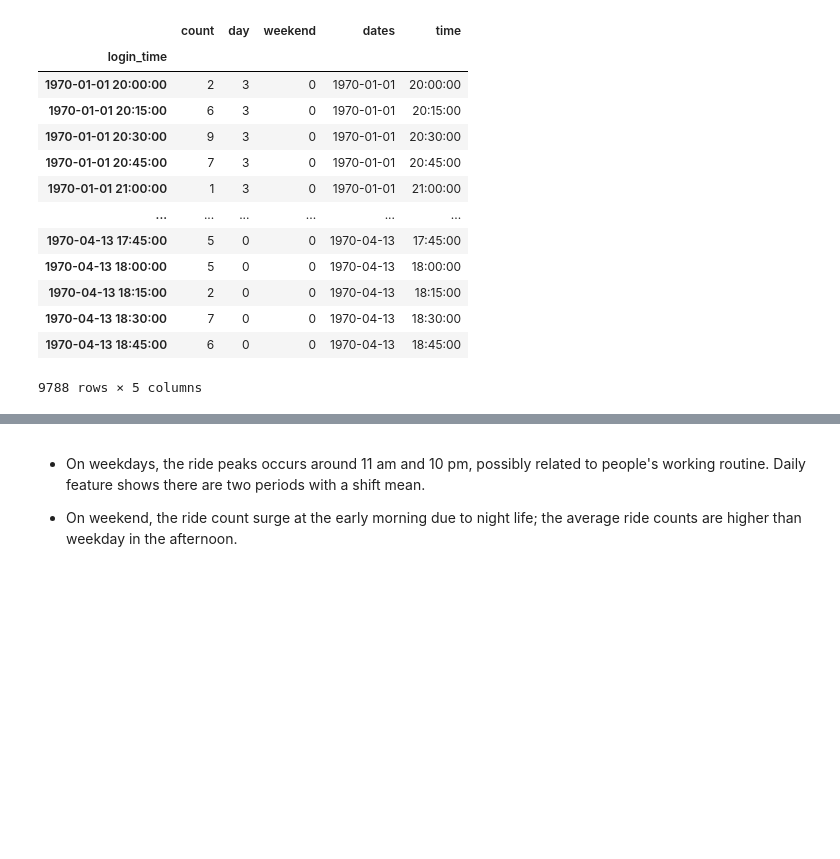
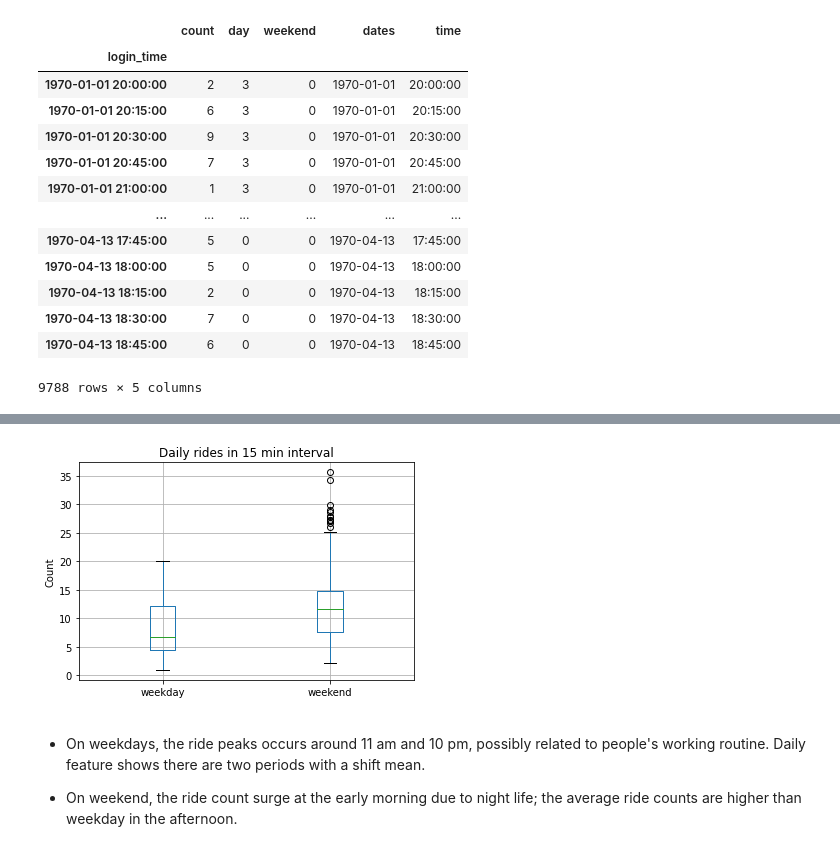
Before and after one commit to qq7933086/Ultimate-Technologies.-Take-Home-Challenge_springboard, a Jupyter notebook: Ultimate_challenge.ipynb, the cells around one changed output, grey strips where cells are left out. Saved outputs shown, nothing was run; the diff lists cells and outputs as text; code cells hidden in the pictures; blank space fills up the shorter version.

```diff
--- a/Ultimate_challenge.ipynb
+++ b/Ultimate_challenge.ipynb
@@ -201,3 +202,9 @@ logins_daytype_df.plot(xticks = ['00:00','06:00','12:00','18:00'], title = 'Week
+# %%
+logins_daytype_df.boxplot(figsize = (6,4))
+plt.ylabel('Count')
+plt.title('Daily rides in 15 min interval');
+# %% [output]
+[figure, added]
 # %% [markdown]
 * On weekdays, the ride peaks occurs around 11 am and 10 pm, possibly related to people's working routine. Daily feature shows there are two periods with a shift mean.
 
```
Also changed, not shown: parts of 4 cells of this notebook.
